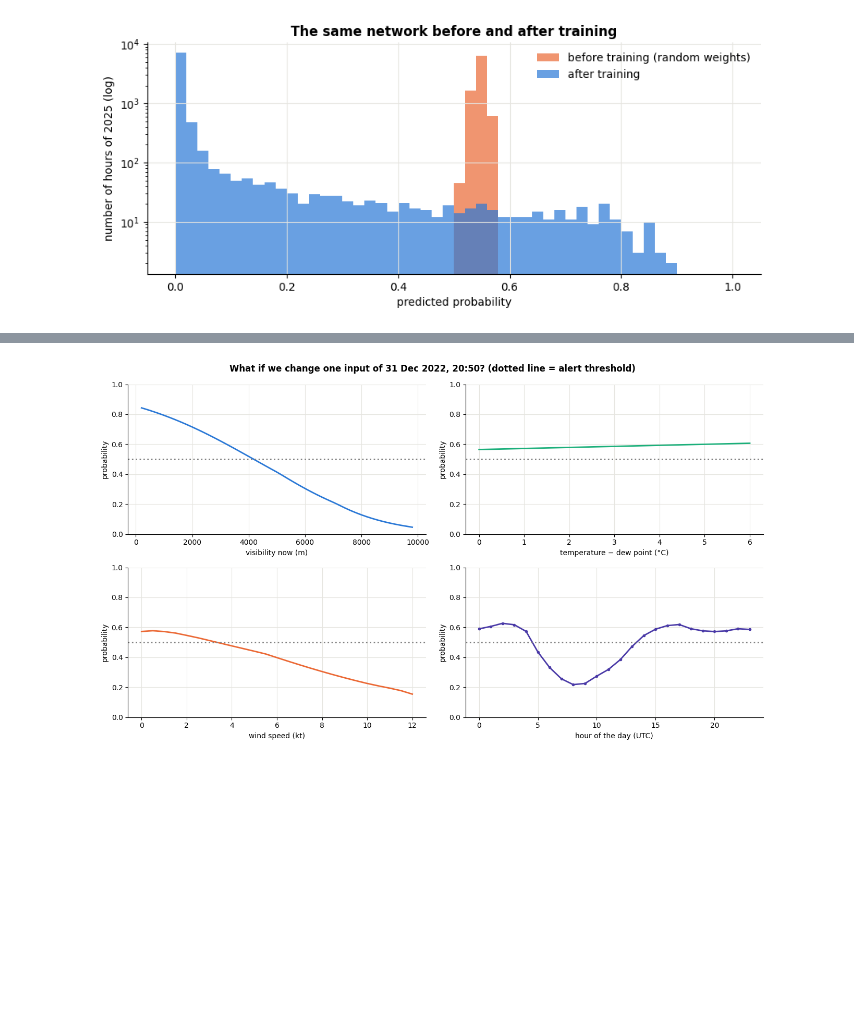
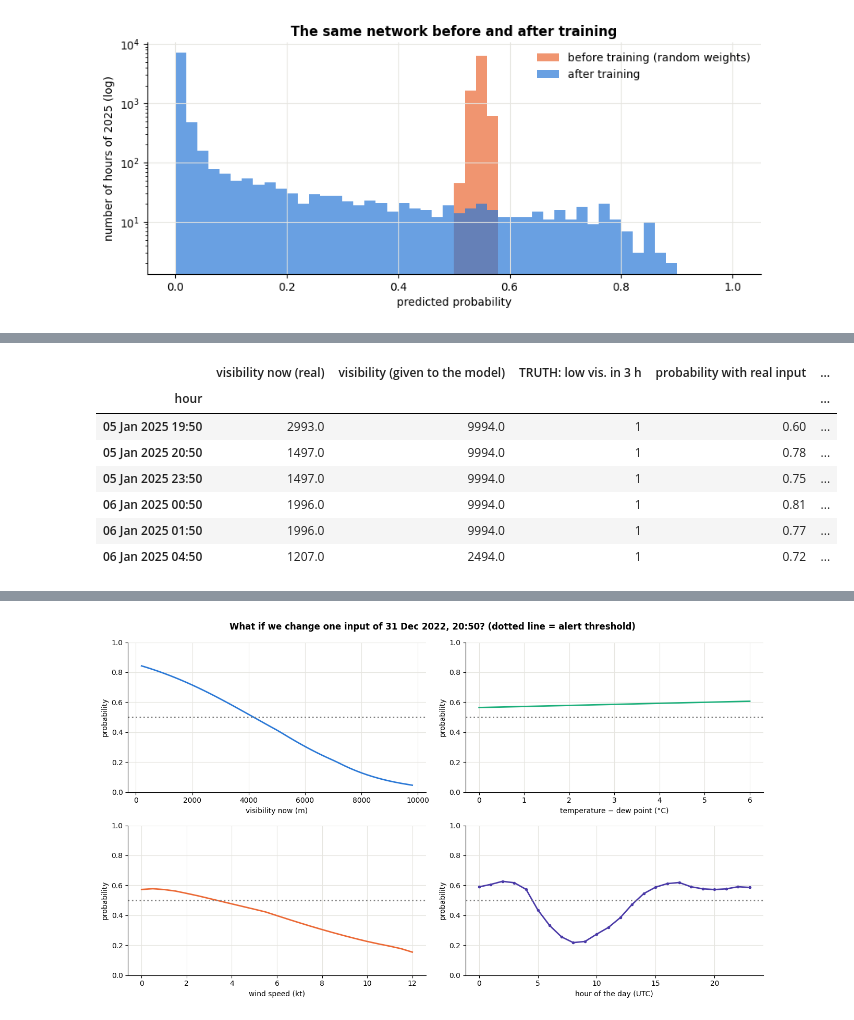
Before and after one commit to dblue-tech/ai-lab, a Jupyter notebook: lab2s_low_visibility_simple/2S-2_inside_the_model.ipynb, the cells around one changed output, grey strips where cells are left out. Saved outputs shown, nothing was run; the diff lists cells and outputs as text; code cells hidden in the pictures; blank space fills up the shorter version.

```diff
--- a/lab2s_low_visibility_simple/2S-2_inside_the_model.ipynb
+++ b/lab2s_low_visibility_simple/2S-2_inside_the_model.ipynb
@@ -517,0 +532,29 @@ We **shuffle** one input over all the hours of 2025 — its values stay realisti
+# %%
+truth = test["target"].values                      # what really happened in 2025 (1 = low visibility 3 hours later)
+caught = (saved.probability(test) >= saved.threshold) & (truth == 1)   # the hours where the model raised a correct alert
+example_hours = np.where(caught)[0][:6]            # the first six of them
+demo_rng = np.random.default_rng(1)                # a random-number generator, only for this small example
+other_hours = demo_rng.integers(0, len(test), size=6)   # six random hours of 2025, to take the false values from
+
+real_inputs = test.iloc[example_hours]             # the real inputs of the six hours
+wrong_inputs = real_inputs.copy()                  # a copy, in which we put the false values...
+wrong_inputs["vis_m"] = test["vis_m"].values[other_hours]   # ...each hour gets "visibility now" of a random hour of 2025
+
+demo = pd.DataFrame(index=real_inputs.index.strftime("%d %b %Y %H:%M"))   # one row per hour
+demo["visibility now (real)"] = real_inputs["vis_m"].values.round()        # the true value of the input
+demo["visibility (given to the model)"] = wrong_inputs["vis_m"].values.round()   # the false value we give instead
+demo["TRUTH: low vis. in 3 h"] = truth[example_hours].astype(int)          # what really happened (unchanged!)
+demo["probability with real input"] = saved.probability(real_inputs).astype(float).round(2)    # the normal answer
+demo["probability with wrong input"] = saved.probability(wrong_inputs).astype(float).round(2)  # the answer with the false value
+demo["still caught?"] = np.where(demo["probability with wrong input"] >= saved.threshold, "yes", "NO — lost")   # alert or not
+demo.index.name = "hour"                            # name of the first column
+demo                                                # display the table
+# %% [output]
+|  | visibility now (real) | visibility (given to the model) | TRUTH: low vis. in 3 h | probability with real input | ... |
+| hour |  |  |  |  | ... |
+| 05 Jan 2025 19:50 | 2993.0 | 9994.0 | 1 | 0.60 | ... |
+| 05 Jan 2025 20:50 | 1497.0 | 9994.0 | 1 | 0.78 | ... |
+| 05 Jan 2025 23:50 | 1497.0 | 9994.0 | 1 | 0.75 | ... |
+| 06 Jan 2025 00:50 | 1996.0 | 9994.0 | 1 | 0.81 | ... |
+| 06 Jan 2025 01:50 | 1996.0 | 9994.0 | 1 | 0.77 | ... |
+| 06 Jan 2025 04:50 | 1207.0 | 2494.0 | 1 | 0.72 | ... |
```
Also changed, not shown: parts of 4 cells of this notebook, 3 other files.
